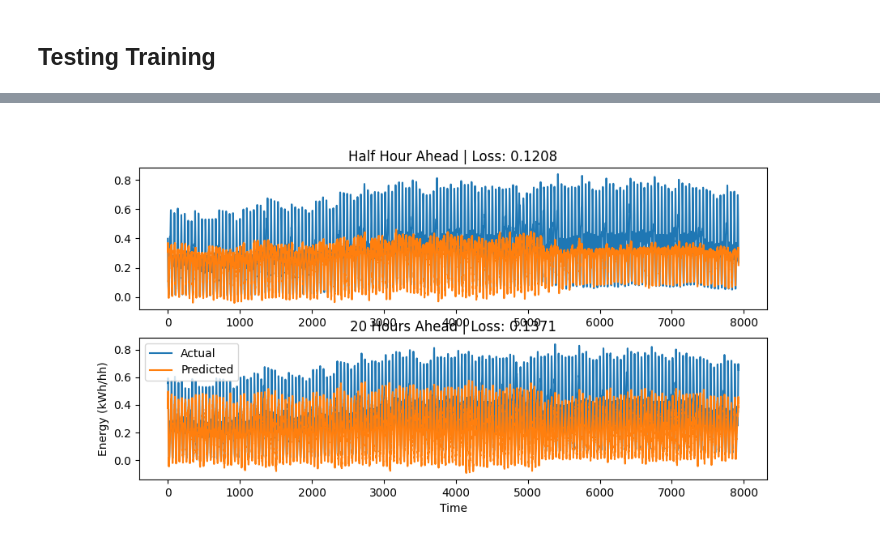
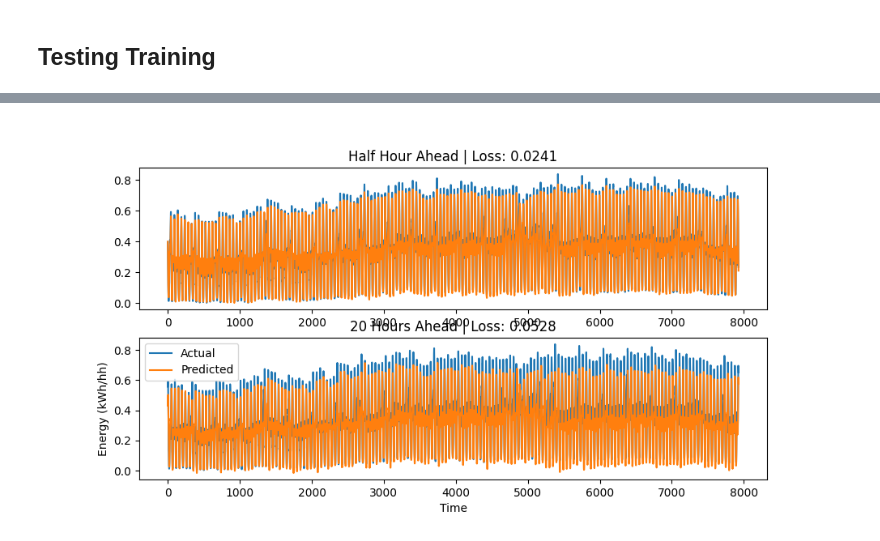
Before and after one commit to timdodge54/Power_Forecasting_With_DNN, a Jupyter notebook: src/Cody_Notebook.ipynb, the cells around one changed output, grey strips where cells are left out. Saved outputs shown, nothing was run; the diff lists cells and outputs as text; code cells hidden in the pictures.

Commit message:
LSTM Cody

```diff
--- a/src/Cody_Notebook.ipynb
+++ b/src/Cody_Notebook.ipynb
@@ -155,21 +167,18 @@ class ForecastNetwork(nn.Module):
 # %% [markdown]
 ## Making datasets
 # %%
-input_names = [
+other_features = [
     'month',
     'day',
     'hour',
     'minute',
     'day_of_week',
     'weekend',
-    'holiday',
-    'visibility',
     'temperature',
-    'windSpeed',
     'precipType',
     'humidity',
-    'energy(kWh/hh)',
-] + prev_column
+]
+input_names = other_features + prev_column + ['energy(kWh/hh)']
 
 target_names = next_column
 
@@ -285,6 +294,6 @@ plt.legend()
 # %%
 class ForecastLSTM(nn.Module):
-    def __init__(self, num_classes, hidden_linear_size, input_size, hidden_size, num_layers, seq_length, other_feature_size, device='cuda'):
+    def __init__(self, num_classes, input_size, hidden_size, num_layers, seq_length, other_feature_size, device='cuda', bidirectional=False, dropout=0.1):
         super(ForecastLSTM, self).__init__()
 
         self.num_classes = num_classes
@@ -293,20 +302,23 @@ class ForecastLSTM(nn.Module):
         self.hidden_size = hidden_size
         self.other_feature_size = other_feature_size
         self.device = device
+        self.num_directions = 2 if bidirectional else 1
 
         self.lstm = nn.LSTM(input_size=input_size, hidden_size=hidden_size,
-                            num_layers=num_layers, batch_first=True)
+                            num_layers=num_layers, batch_first=True, dropout=dropout, bidirectional=bidirectional)
 
-        self.fc1 = nn.Linear(hidden_size, 1)
+        self.fc1 = nn.Linear(hidden_size*self.num_directions*self.input_size, hidden_size)
         self.relu1 = nn.ReLU()
-        self.fc2 = nn.Linear(seq_length + other_feature_size, num_classes)
+        self.fc2 = nn.Linear(hidden_size, 1)
+        self.relu2 = nn.ReLU()
+        self.fc3 = nn.Linear(seq_length + other_feature_size, num_classes)
 
     def forward(self, x):
         h_0 = Variable(torch.zeros(
-            self.num_layers, x.size(0), self.hidden_size)).to(self.device)
+            self.num_layers*self.num_directions, x.size(0), self.hidden_size)).to(self.device)
 
         c_0 = Variable(torch.zeros(
-            self.num_layers, x.size(0), self.hidden_size)).to(self.device)
+            self.num_layers*self.num_directions, x.size(0), self.hidden_size)).to(self.device)
 
         x_other = x[:, :self.other_feature_size, :].squeeze(-1)
         x_lstm = x[:, self.other_feature_size:, :]
@@ -315,9 +327,11 @@ class ForecastLSTM(nn.Module):
 
         out = self.fc1(h_all).squeeze(-1)
         out = self.relu1(out)
+        out = self.fc2(out).squeeze(-1)
+        out = self.relu2(out)
 
         out = torch.cat((out, x_other), dim=1)
-        out = self.fc2(out)
+        out = self.fc3(out)
 
         return out
 # %%
@@ -355,14 +346,14 @@ target_tensor = torch.tensor(targets.values).float()
 dataset_train = data_utils.TensorDataset(input_tensor[:int(len(input_tensor) * 0.8)], target_tensor[:int(len(target_tensor) * 0.8)])
 dataset_test = data_utils.TensorDataset(input_tensor[int(len(input_tensor) * 0.8):], target_tensor[int(len(target_tensor) * 0.8):])
 # %%
-module = ForecastLSTM(target_tensor.shape[1], 48, 1, 48, 1, timesteps, len(non_energy_columns)).to('cuda')
+module = ForecastLSTM(target_tensor.shape[1], 1, 48, 3, timesteps, len(other_features), bidirectional=True, dropout=0.0).to('cuda')
 
 test = module(input_tensor[0].unsqueeze(0).cuda())
 # %%
 net = NeuralNetRegressor(
     module,
-    max_epochs=100,
-    lr=0.001,
+    max_epochs=400,
+    lr=0.0001,
     batch_size=128,
     optimizer=torch.optim.Adam,
     optimizer__weight_decay=0.00001,
@@ -387,37 +395,35 @@ net = net.fit(dataset_train, y=None)
 # %%
 loss = nn.L1Loss()
 x_test = dataset_test[:][0]
 y_test = dataset_test[:][1]
 
-y_pred = net.module(x_test.float().cuda()).cpu().detach()
+y_pred = torch.tensor(net.predict(x_test))
 
-half_pred = y_pred[:, 0]
-
-half_loss = loss(y_pred[:, 0], y_test[:, 0]).item()
-hour_loss = loss(y_pred[:, 1], y_test[:, 1]).item()
-hour_half_loss = loss(y_pred[:, 2], y_test[:, 2]).item()
+half_loss = loss(y_pred[:, 0], y_test[:, 0])
+hour_loss = loss(y_pred[:, 1], y_test[:, 1])
+hour_half_loss = loss(y_pred[:, 2], y_test[:, 2])
 hour_20_loss = loss(y_pred[:, 40], y_test[:, 40])
 
 fig, ax = plt.subplots(2, 1, figsize=(10, 5))
 ax[0].plot(y_test[:, 0], label='Actual')
 ax[0].plot(y_pred[:, 0], label='Predicted')
 ax[0].set_title(f'Half Hour Ahead | Loss: {half_loss:.4f}')
 
 #ax[1].plot(y_test[:, 1], label='Actual')
 #ax[1].plot(y_pred[:, 1], label='Predicted')
 #ax[1].set_title(f'Hour Ahead | Loss: {hour_loss:.4f}')
 
 #ax[2].plot(y_test[:, 2], label='Actual')
 #ax[2].plot(y_pred[:, 2], label='Predicted')
 #ax[2].set_title(f'Hour and Half Ahead | Loss: {hour_half_loss:.4f}')
 
 ax[1].plot(y_test[:, 40], label='Actual')
 ax[1].plot(y_pred[:, 40], label='Predicted')
 ax[1].set_xlabel('Time')
 ax[1].set_ylabel('Energy (kWh/hh)')
 ax[1].set_title(f'20 Hours Ahead | Loss: {hour_20_loss:.4f}')
 
 plt.legend()
 plt.show()
 # %% [output]
-[figure, old version]
+[figure, new version]
```
Also changed, not shown: parts of 12 cells of this notebook, 4 other files.
